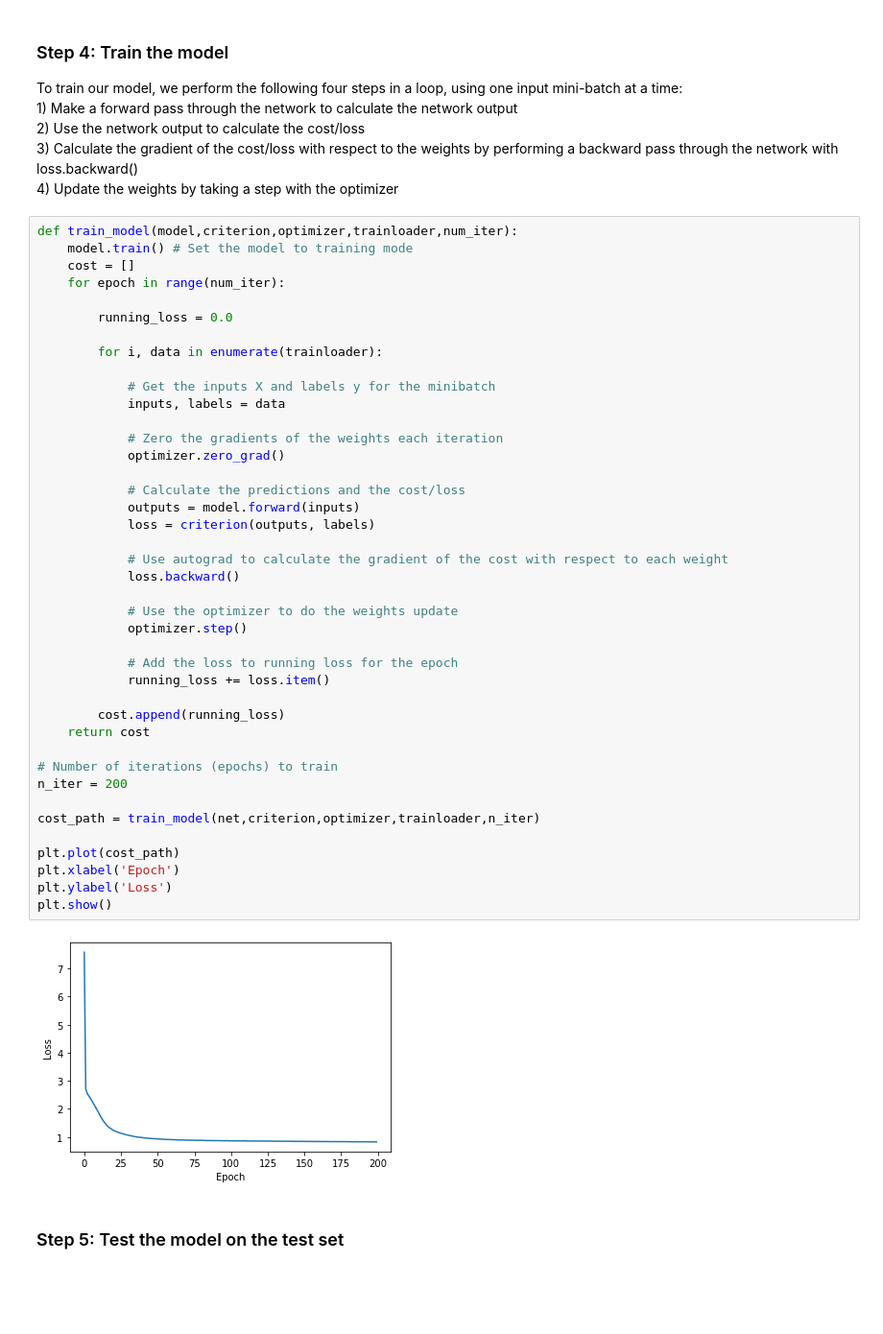
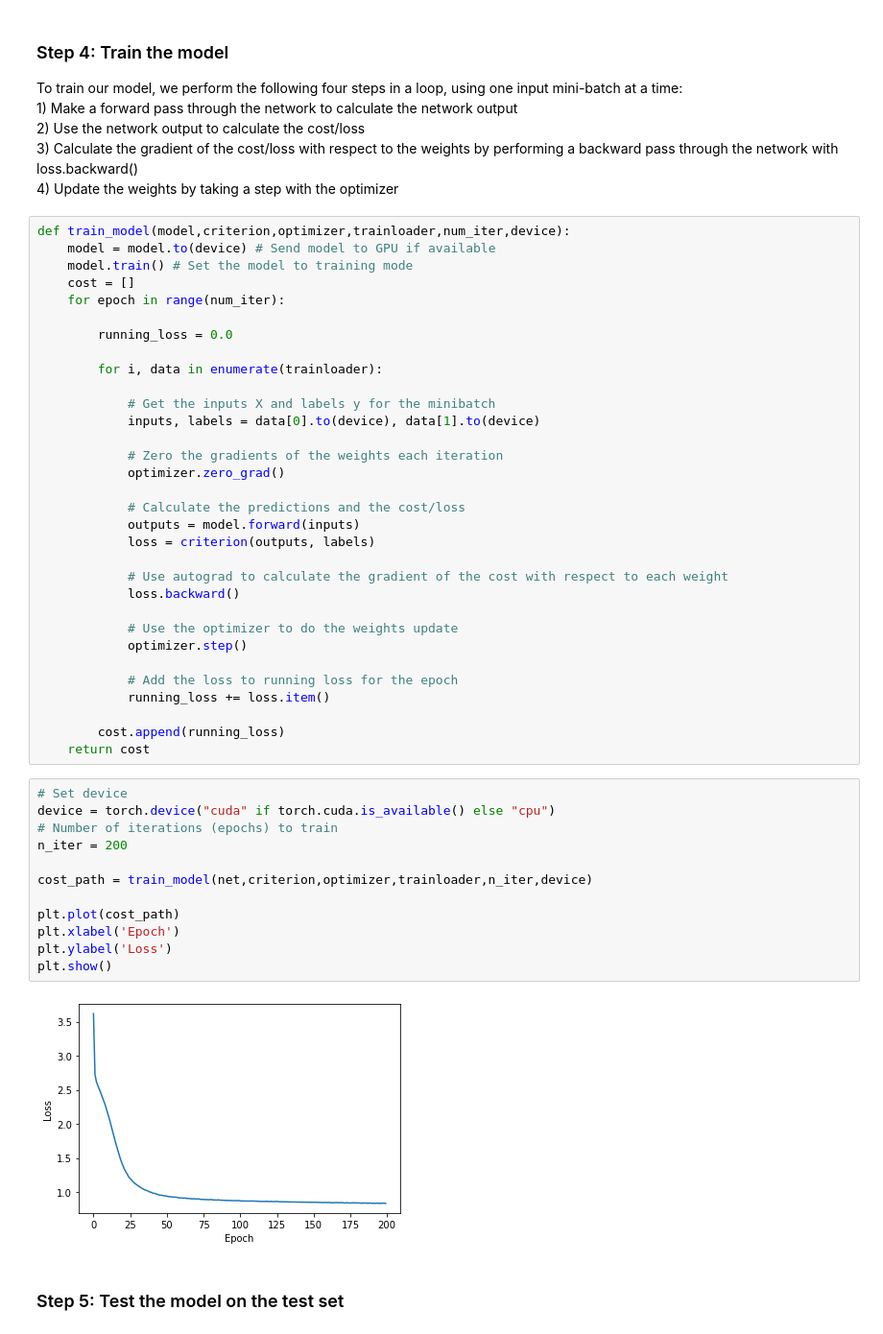
Before and after one commit to AIPI540/AIPI540-Deep-Learning-Applications, a Jupyter notebook: nn_basics/pytorch_nn_intro.ipynb, the cells around one changed output. Shown at 96% size. Saved outputs shown, nothing was run; the diff lists cells and outputs as text; blank space fills up the shorter version.

```diff
--- a/nn_basics/pytorch_nn_intro.ipynb
+++ b/nn_basics/pytorch_nn_intro.ipynb
@@ -137,7 +137,8 @@ To train our model, we perform the following four steps in a loop, using one inp
     3) Calculate the gradient of the cost/loss with respect to the weights by performing a backward pass through the network with loss.backward()
     4) Update the weights by taking a step with the optimizer
 # %%
-def train_model(model,criterion,optimizer,trainloader,num_iter):
+def train_model(model,criterion,optimizer,trainloader,num_iter,device):
+    model = model.to(device) # Send model to GPU if available
     model.train() # Set the model to training mode
     cost = []
     for epoch in range(num_iter):
@@ -147,7 +148,7 @@ def train_model(model,criterion,optimizer,trainloader,num_iter):
         for i, data in enumerate(trainloader):
 
             # Get the inputs X and labels y for the minibatch
-            inputs, labels = data
+            inputs, labels = data[0].to(device), data[1].to(device)
 
             # Zero the gradients of the weights each iteration
             optimizer.zero_grad()
@@ -167,18 +168,20 @@ def train_model(model,criterion,optimizer,trainloader,num_iter):
 
         cost.append(running_loss)
     return cost
-
-# Number of iterations (epochs) to train
-n_iter = 200
-
-cost_path = train_model(net,criterion,optimizer,trainloader,n_iter)
-
-plt.plot(cost_path)
-plt.xlabel('Epoch')
-plt.ylabel('Loss')
-plt.show()
-# %% [output]
-[figure, removed]
+# %%
+# Set device
+device = torch.device("cuda" if torch.cuda.is_available() else "cpu")
+# Number of iterations (epochs) to train
+n_iter = 200
+
+cost_path = train_model(net,criterion,optimizer,trainloader,n_iter,device)
+
+plt.plot(cost_path)
+plt.xlabel('Epoch')
+plt.ylabel('Loss')
+plt.show()
+# %% [output]
+[figure, added]
 # %% [markdown]
 ### Step 5: Test the model on the test set
 # %%
```
Also changed, not shown: parts of 8 cells of this notebook, 2 other files.
